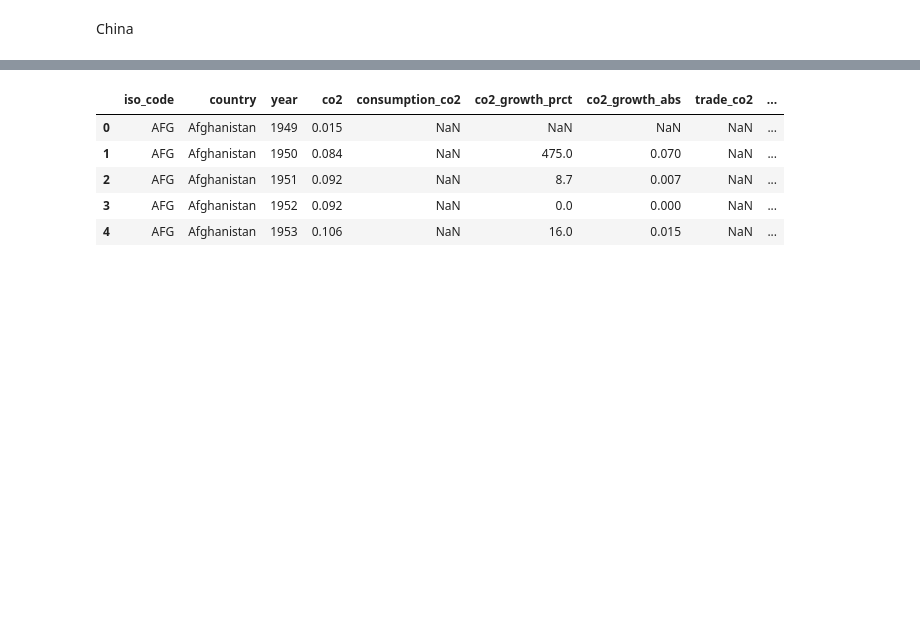
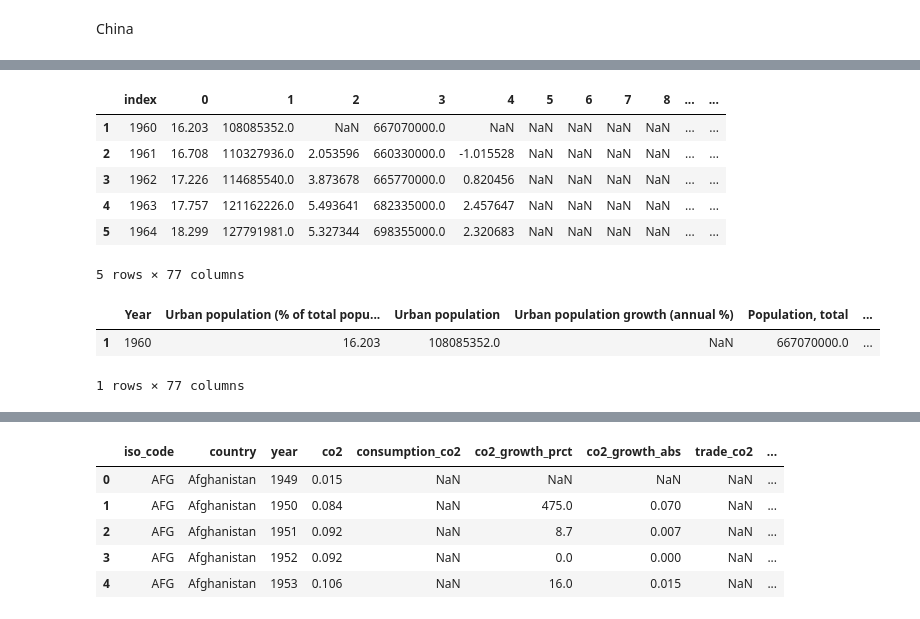
Before and after one commit to BingQuanChua/SASPICIOUS, a Jupyter notebook: eda_merged.ipynb, the cells around one changed output, grey strips where cells are left out. Cells and saved outputs as stored; diff of their text form; code cells hidden in the pictures; blank space fills up the shorter version.

```diff
--- a/eda_merged.ipynb
+++ b/eda_merged.ipynb
@@ -79,0 +77,4 @@ df_china
+# %%
+df_china_bank = df_china_bank.transpose()
+df_china_bank.reset_index(inplace=True)
+df_china_bank.head()
@@ -79,0 +89,21 @@ df_china
+# %%
+new_header = df_china_bank.iloc[0] # grab the first row for the header
+df_china_bank = df_china_bank[1:] # take the data less the header row
+df_china_bank.head()
+# %% [output]
+|  | index | 0 | 1 | 2 | 3 | 4 | 5 | 6 | 7 | 8 | ... | ... |
+| 1 | 1960 | 16.203 | 108085352.0 | NaN | 667070000.0 | NaN | NaN | NaN | NaN | NaN | ... | ... |
+| 2 | 1961 | 16.708 | 110327936.0 | 2.053596 | 660330000.0 | -1.015528 | NaN | NaN | NaN | NaN | ... | ... |
+| 3 | 1962 | 17.226 | 114685540.0 | 3.873678 | 665770000.0 | 0.820456 | NaN | NaN | NaN | NaN | ... | ... |
+| 4 | 1963 | 17.757 | 121162226.0 | 5.493641 | 682335000.0 | 2.457647 | NaN | NaN | NaN | NaN | ... | ... |
+| 5 | 1964 | 18.299 | 127791981.0 | 5.327344 | 698355000.0 | 2.320683 | NaN | NaN | NaN | NaN | ... | ... |
+5 rows × 77 columns
+# %%
+df_china_bank.columns = new_header # set the header row as the df header
+df_china_bank.rename(columns={'Indicator Name': 'Year'}, inplace=True)
+df_china_bank['Year'] = df_china_bank['Year'].astype('int')
+df_china_bank.head(1)
+# %% [output]
+|  | Year | Urban population (% of total popu... | Urban population | Urban population growth (annual %) | Population, total | ... |
+| 1 | 1960 | 16.203 | 108085352.0 | NaN | 667070000.0 | ... |
+1 rows × 77 columns
```
Also changed, not shown: parts of 11 cells of this notebook.
